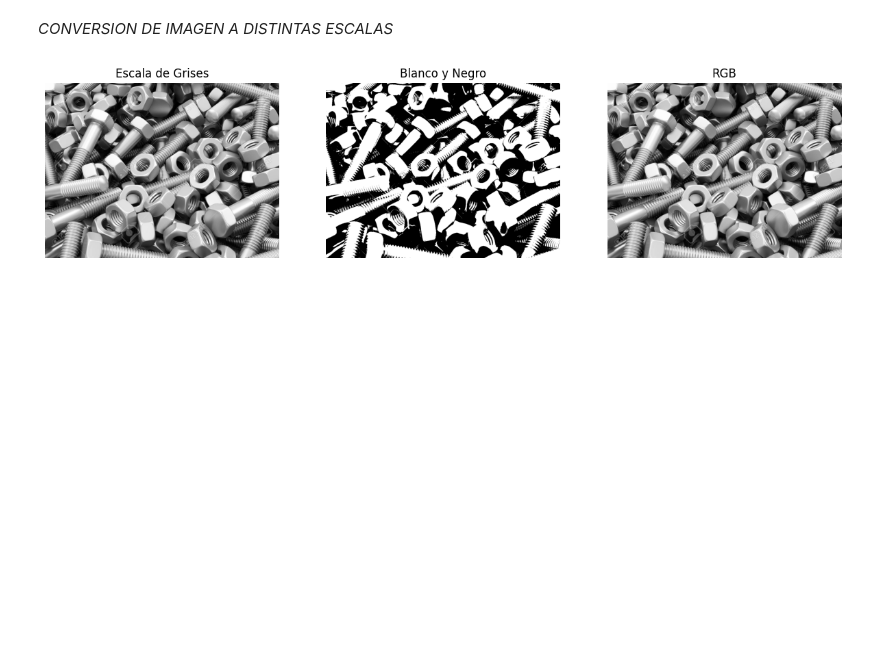
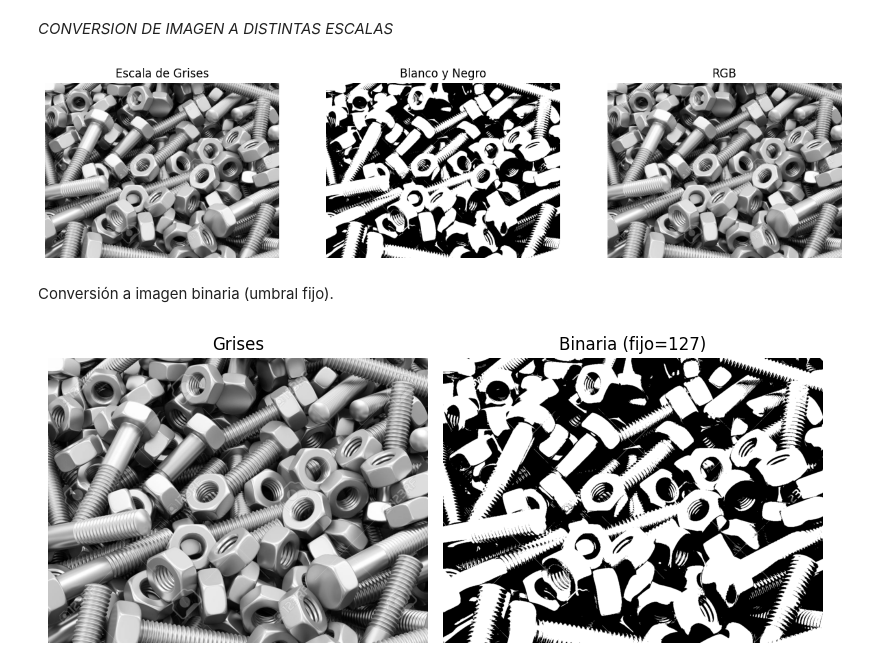
Before and after one commit to Astolfo34/Parcial_1VisionArtificial, a Jupyter notebook: tornillos.ipynb, the cells around one changed output. Drawn from its saved outputs; the diff is of its cells as text; code cells hidden in the pictures; blank space fills up the shorter version.

```diff
--- a/tornillos.ipynb
+++ b/tornillos.ipynb
@@ -55,3 +55,17 @@ axes[2].axis('off')
 plt.show()
 # %% [output]
 [figure]
+# %% [markdown]
+Conversión a imagen binaria (umbral fijo).
+# %%
+TH = 127
+
+# Umbral fijo normal (si los tornillos son más claros que el fondo)
+_, bin_fijo = cv2.threshold(img1_gray, TH, 255, cv2.THRESH_BINARY)
+
+plt.figure(figsize=(12,4))
+plt.subplot(1,3,1); plt.imshow(img1_gray, cmap='gray'); plt.title('Grises'); plt.axis('off')
+plt.subplot(1,3,2); plt.imshow(bin_fijo, cmap='gray'); plt.title(f'Binaria (fijo={TH})'); plt.axis('off')
+plt.tight_layout(); plt.show()
+# %% [output]
+[figure, added]
```
Also changed, not shown: parts of 3 cells of this notebook.
